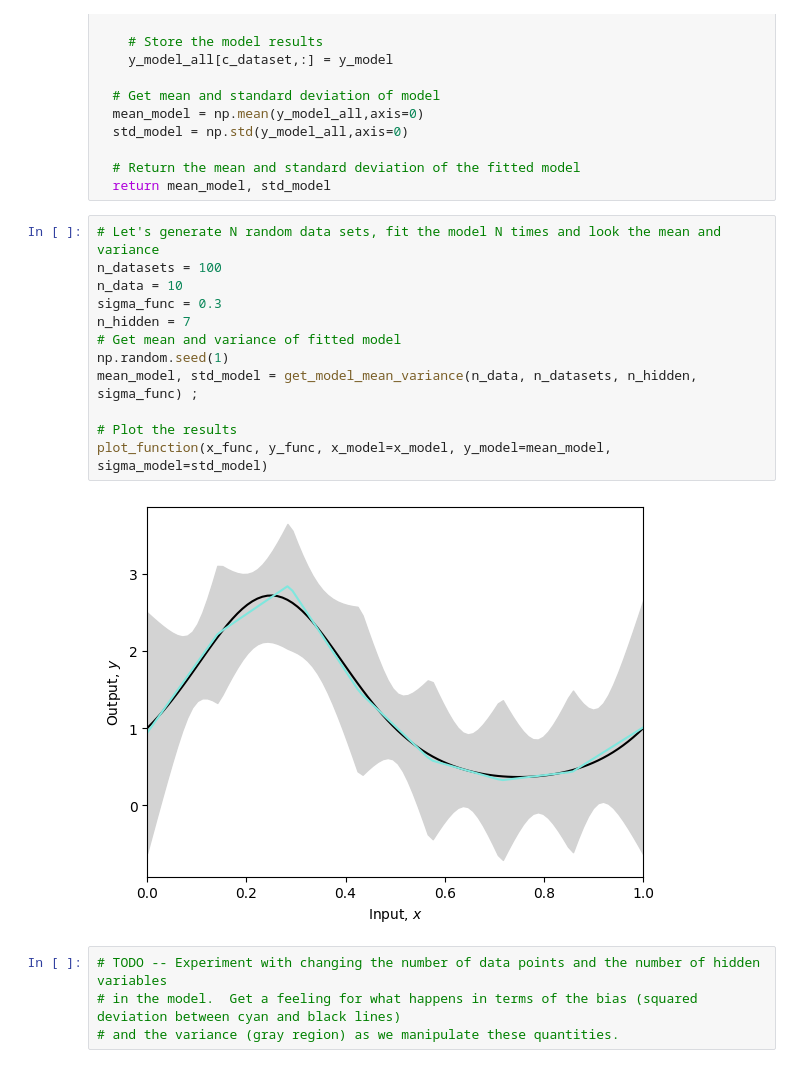
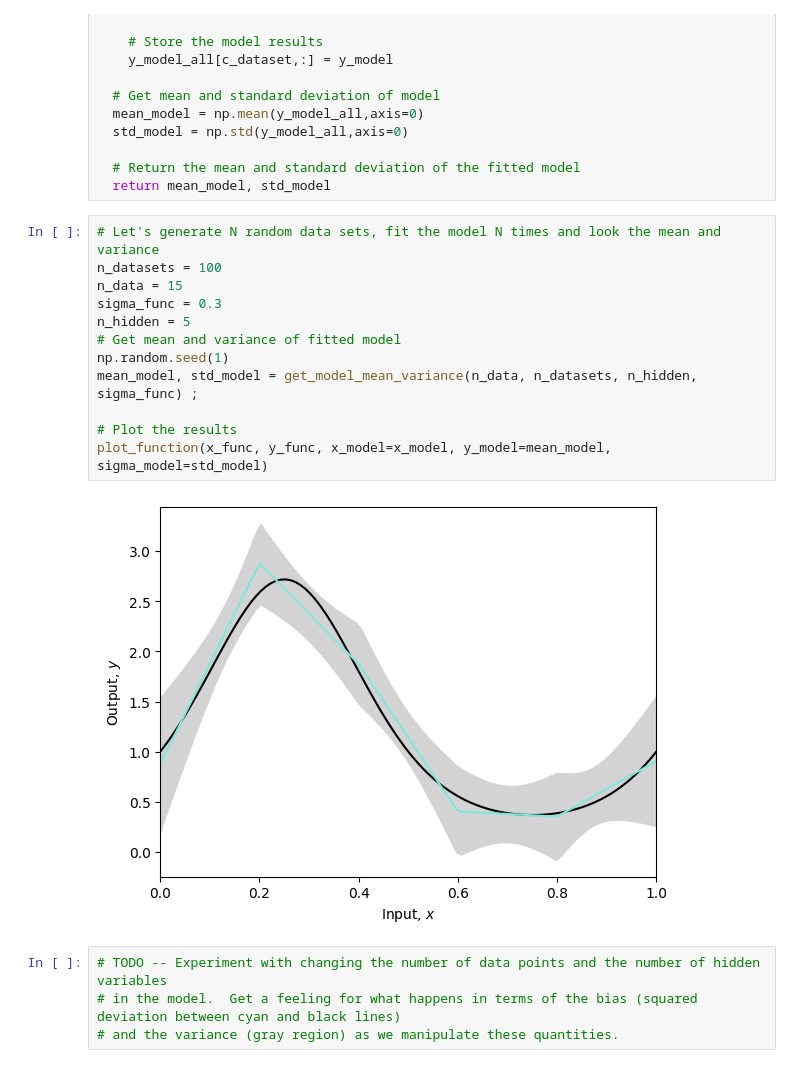
Before and after one commit to ErPaan/Trained-with-notebooks-from-udlbook-github.com-udlbook-, a Jupyter notebook: Notebooks/Chap08/8_2_Bias_Variance_Trade_Off.ipynb, the cells around one changed output. Saved outputs shown, nothing was run; the diff lists cells and outputs as text.

```diff
--- a/Notebooks/Chap08/8_2_Bias_Variance_Trade_Off.ipynb
+++ b/Notebooks/Chap08/8_2_Bias_Variance_Trade_Off.ipynb
@@ -148,17 +148,17 @@ def get_model_mean_variance(n_data, n_datasets, n_hidden, sigma_func):
 # %%
 # Let's generate N random data sets, fit the model N times and look the mean and variance
 n_datasets = 100
-n_data = 10
+n_data = 15
 sigma_func = 0.3
-n_hidden = 7
+n_hidden = 5
 # Get mean and variance of fitted model
 np.random.seed(1)
 mean_model, std_model = get_model_mean_variance(n_data, n_datasets, n_hidden, sigma_func) ;
 
 # Plot the results
 plot_function(x_func, y_func, x_model=x_model, y_model=mean_model, sigma_model=std_model)
 # %% [output]
-[figure, old version]
+[figure, new version]
 # %%
 # TODO -- Experiment with changing the number of data points and the number of hidden variables
 # in the model.  Get a feeling for what happens in terms of the bias (squared deviation between cyan and black lines)
```
Also changed, not shown: parts of 2 cells of this notebook.
